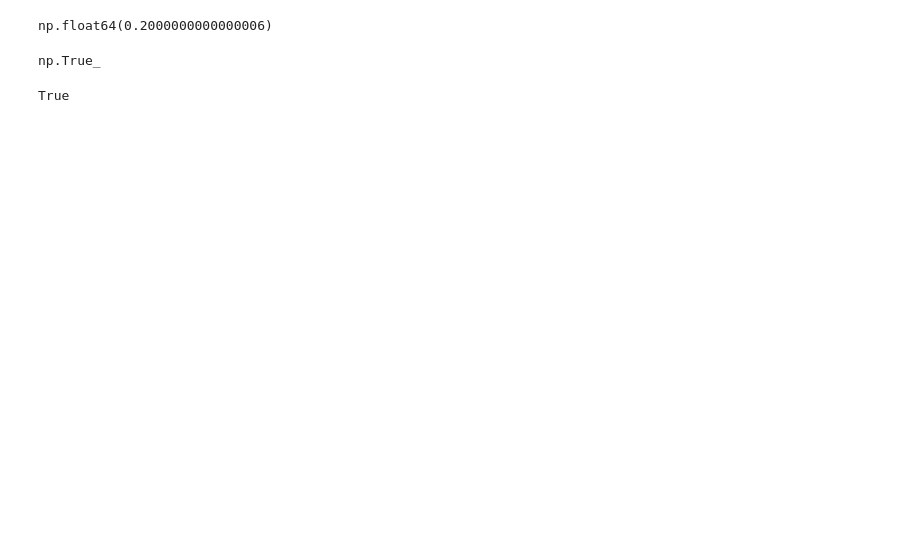
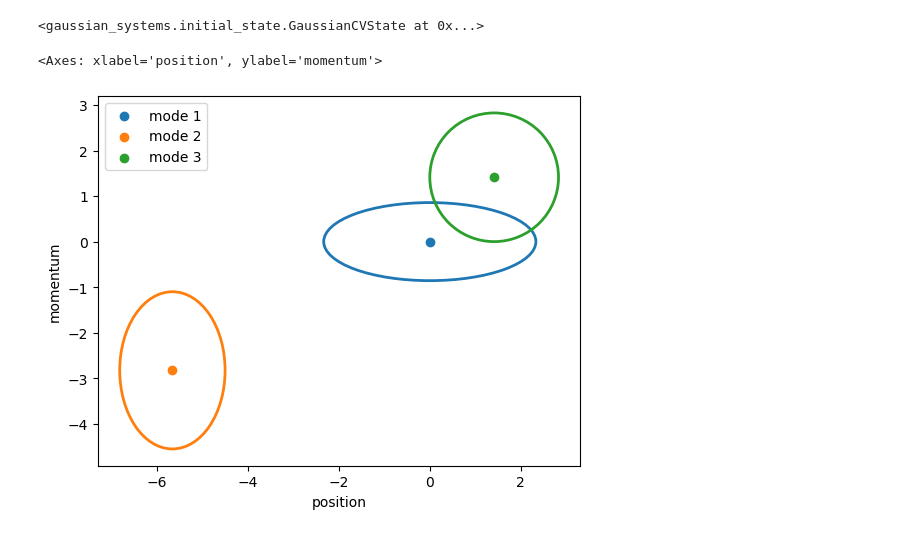
Before and after one commit to Acouvertier/gaussian-open-systems, a Jupyter notebook: scripts/validation/initial_state_validation.ipynb, the cells around one changed output. Drawn from its saved outputs; the diff is of its cells as text; code cells hidden in the pictures; blank space fills up the shorter version.

```diff
--- a/scripts/validation/initial_state_validation.ipynb
+++ b/scripts/validation/initial_state_validation.ipynb
@@ -42,12 +6,0 @@ np.float64(-0.0)
-# %%
-mtx.compute_logarithmic_negativity(initial_covariance,(1,2))
-# %% [output]
-np.float64(0.2000000000000006)
-# %%
-mtx.valid_covariance(initial_covariance)
-# %% [output]
-np.True_
-# %%
-set((1,1)).issubset(set(range(1,3+1)))
-# %% [output]
-True
@@ -55,0 +7,13 @@ np.append
+# %%
+n = 3
+
+my_state = GaussianCVState.vacuum(n)
+my_state.single_mode_squeeze((0.5, np.pi),1).single_mode_squeeze((0.2, 0),2)
+my_state.single_mode_displacement((-4-2j),2).single_mode_displacement((1+1j),3)
+# %% [output]
+<gaussian_systems.initial_state.GaussianCVState at 0x...>
+# %%
+my_state.plot_state()
+# %% [output]
+<Axes: xlabel='position', ylabel='momentum'>
+[figure, added]
```
Also changed, not shown: parts of 11 cells of this notebook, 7 other files.
